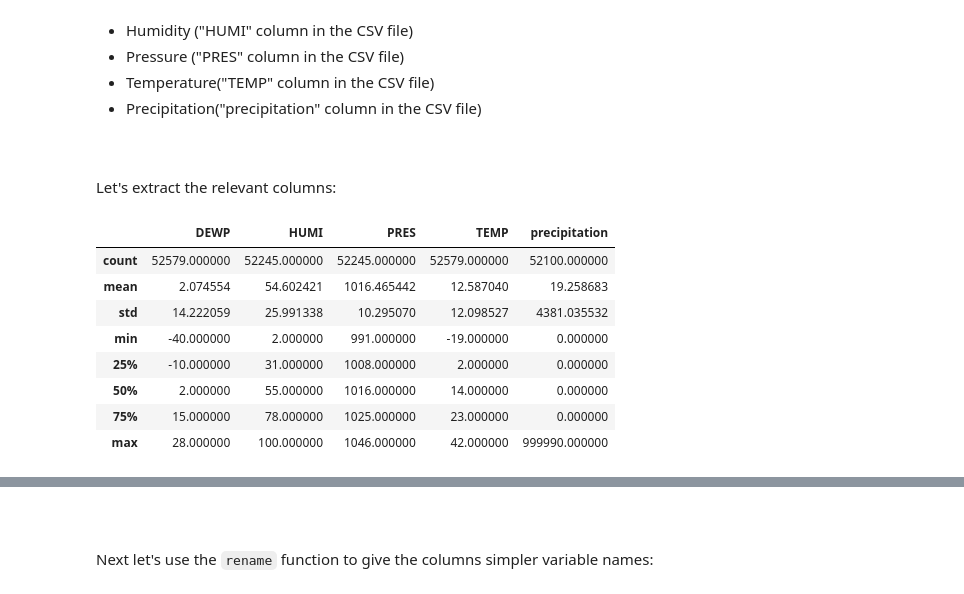
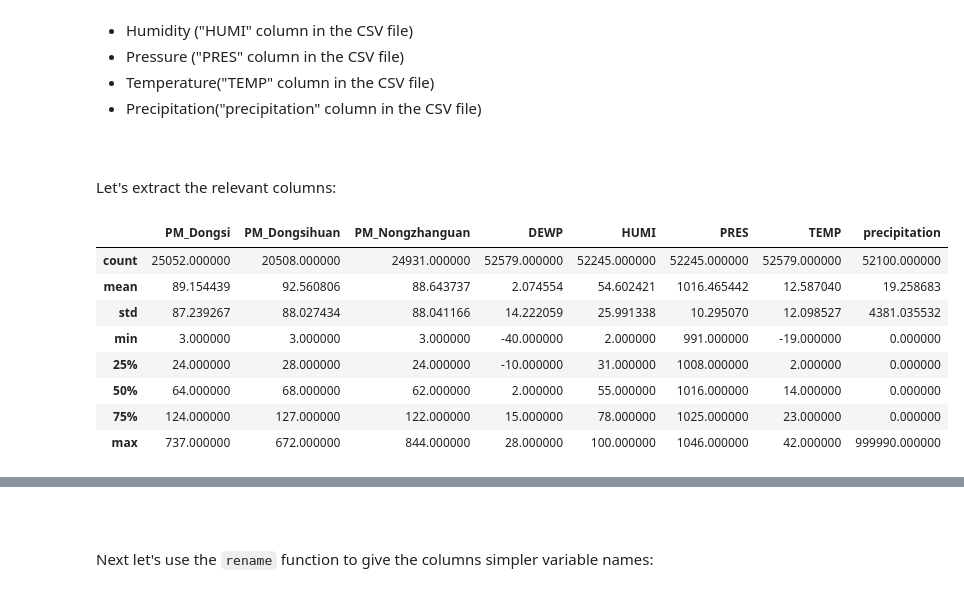
Before and after one commit to Tooomoo/DataAnalysisE2, a Jupyter notebook: FP-2/parse_data.ipynb, the cells around one changed output, grey strips where cells are left out. Saved outputs shown, nothing was run; the diff lists cells and outputs as text; code cells hidden in the pictures.

```diff
--- a/FP-2/parse_data.ipynb
+++ b/FP-2/parse_data.ipynb
@@ -10,12 +10,12 @@ First let's read the attached data file:
 # %%
 import pandas as pd
 
-df0 = pd.read_csv('BeijingPM20100101_20151231.csv')
+df = pd.read_csv('BeijingPM20100101_20151231.csv')
 df1 = pd.read_csv('ChengduPM20100101_20151231.csv')
 df2 = pd.read_csv('GuangzhouPM20100101_20151231.csv')
 df3 = pd.read_csv('ShanghaiPM20100101_20151231.csv')
 df4 = pd.read_csv('ShenyangPM20100101_20151231.csv')
-df0.describe()
+df.describe()
 # %% [output]
 |  | No | year | month | day | hour | season | PM_Dongsi | PM_Dongsihuan | PM_Nongzhanguan | ... |
 | count | 52584.000000 | 52584.000000 | 52584.000000 | 52584.000000 | 52584.000000 | 52584.000000 | 25052.000000 | 20508.000000 | 24931.000000 | ... |
@@ -109,16 +109,16 @@ The dependent and independent variables variables (DVs and IVs) that we are inte
 Let's extract the relevant columns:
 # %%
 
-df = df0[  ['DEWP', 'HUMI', 'PRES', 'TEMP','precipitation']  ]
+df = df[  ['PM_Dongsi', 'PM_Dongsihuan', 'PM_Nongzhanguan', 'DEWP', 'HUMI', 'PRES', 'TEMP','precipitation']  ]
 
 df.describe()
 # %% [output]
-|  | DEWP | HUMI | PRES | TEMP | precipitation |
-| count | 52579.000000 | 52245.000000 | 52245.000000 | 52579.000000 | 52100.000000 |
-| mean | 2.074554 | 54.602421 | 1016.465442 | 12.587040 | 19.258683 |
-| std | 14.222059 | 25.991338 | 10.295070 | 12.098527 | 4381.035532 |
-| min | -40.000000 | 2.000000 | 991.000000 | -19.000000 | 0.000000 |
-| 25% | -10.000000 | 31.000000 | 1008.000000 | 2.000000 | 0.000000 |
-| 50% | 2.000000 | 55.000000 | 1016.000000 | 14.000000 | 0.000000 |
-| 75% | 15.000000 | 78.000000 | 1025.000000 | 23.000000 | 0.000000 |
-| max | 28.000000 | 100.000000 | 1046.000000 | 42.000000 | 999990.000000 |
+|  | PM_Dongsi | PM_Dongsihuan | PM_Nongzhanguan | DEWP | HUMI | PRES | TEMP | precipitation |
+| count | 25052.000000 | 20508.000000 | 24931.000000 | 52579.000000 | 52245.000000 | 52245.000000 | 52579.000000 | 52100.000000 |
+| mean | 89.154439 | 92.560806 | 88.643737 | 2.074554 | 54.602421 | 1016.465442 | 12.587040 | 19.258683 |
+| std | 87.239267 | 88.027434 | 88.041166 | 14.222059 | 25.991338 | 10.295070 | 12.098527 | 4381.035532 |
+| min | 3.000000 | 3.000000 | 3.000000 | -40.000000 | 2.000000 | 991.000000 | -19.000000 | 0.000000 |
+| 25% | 24.000000 | 28.000000 | 24.000000 | -10.000000 | 31.000000 | 1008.000000 | 2.000000 | 0.000000 |
+| 50% | 64.000000 | 68.000000 | 62.000000 | 2.000000 | 55.000000 | 1016.000000 | 14.000000 | 0.000000 |
+| 75% | 124.000000 | 127.000000 | 122.000000 | 15.000000 | 78.000000 | 1025.000000 | 23.000000 | 0.000000 |
+| max | 737.000000 | 672.000000 | 844.000000 | 28.000000 | 100.000000 | 1046.000000 | 42.000000 | 999990.000000 |
```
Also changed, not shown: parts of 9 cells of this notebook, 1 other file.
